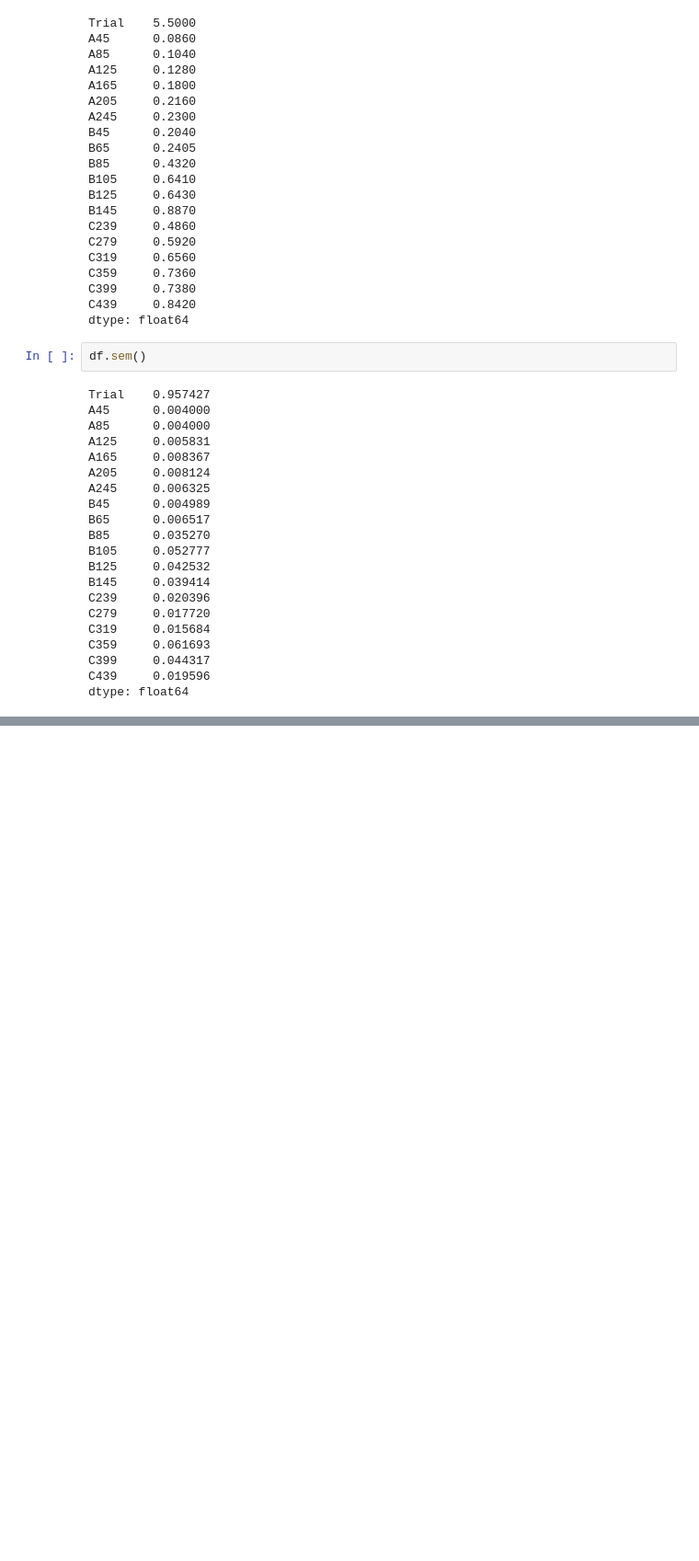
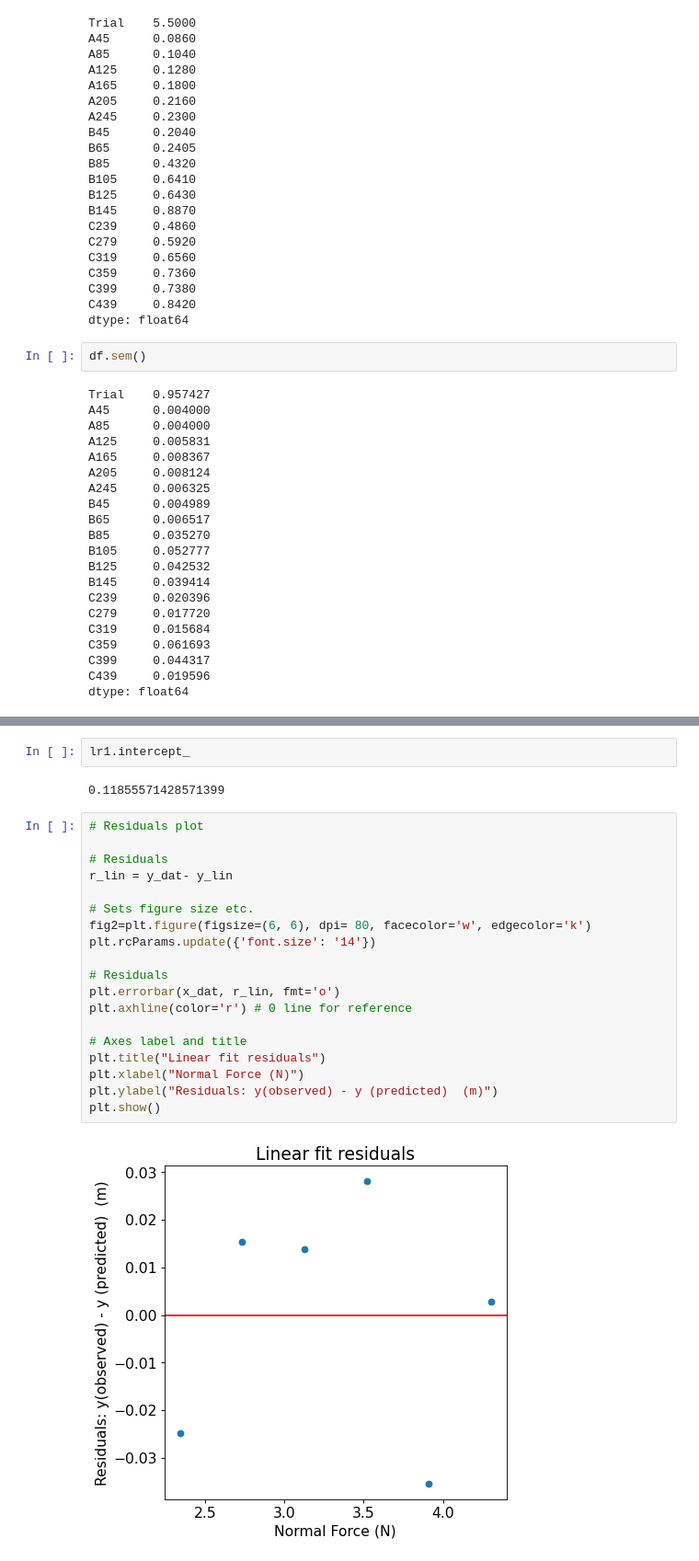
Before and after one commit to evilpegasus/physics5bl, a Jupyter notebook: lab5/lab5.ipynb, the cells around one changed output, grey strips where cells are left out. Shown: that part at 92% size. Drawn from its saved outputs; the diff is of its cells as text; blank space fills up the shorter version.

```diff
--- a/lab5/lab5.ipynb
+++ b/lab5/lab5.ipynb
@@ -76,0 +177,25 @@ dtype: float64
+# %%
+lr1.intercept_
+# %% [output]
+0.11855571428571399
+# %%
+# Residuals plot
+
+# Residuals
+r_lin = y_dat- y_lin
+
+# Sets figure size etc.
+fig2=plt.figure(figsize=(6, 6), dpi= 80, facecolor='w', edgecolor='k')
+plt.rcParams.update({'font.size': '14'})
+
+# Residuals
+plt.errorbar(x_dat, r_lin, fmt='o')
+plt.axhline(color='r') # 0 line for reference
+
+# Axes label and title
+plt.title("Linear fit residuals")
+plt.xlabel("Normal Force (N)")
+plt.ylabel("Residuals: y(observed) - y (predicted)  (m)")
+plt.show()
+# %% [output]
+[figure, added]
```
Also changed, not shown: parts of 9 cells of this notebook.
